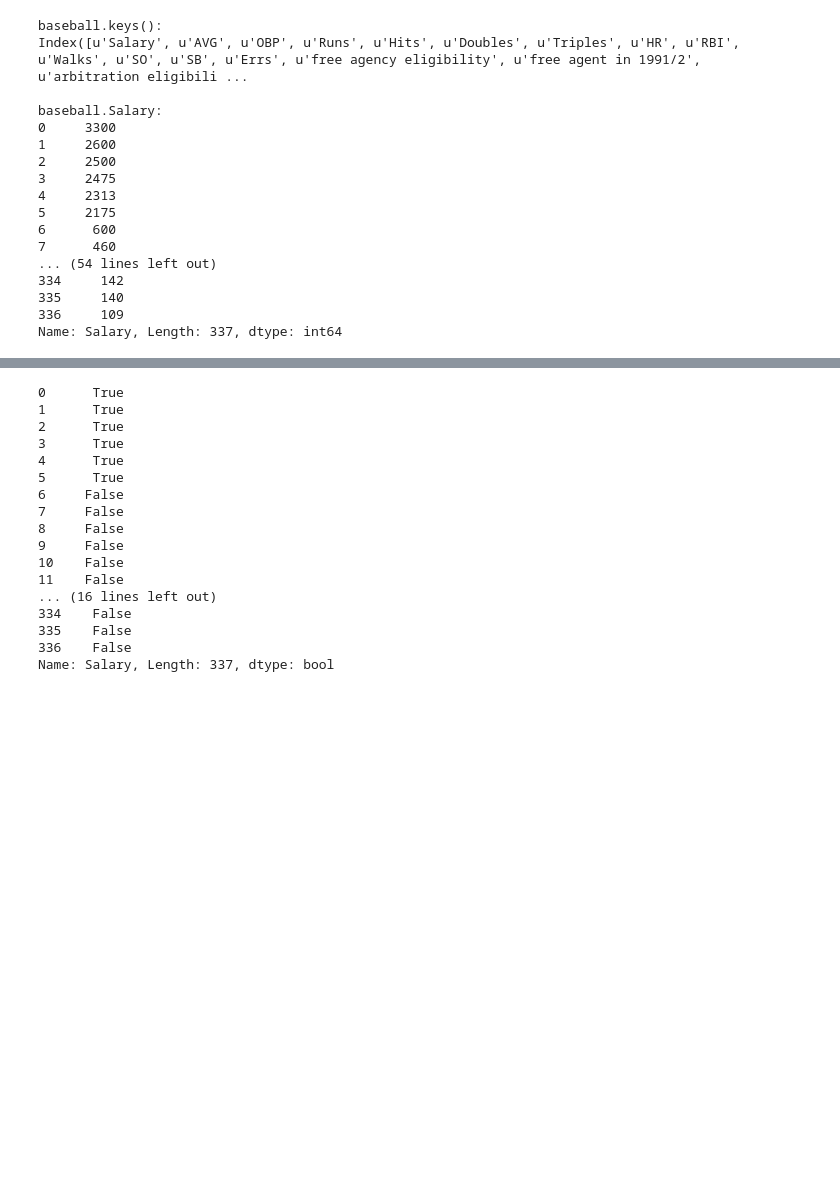
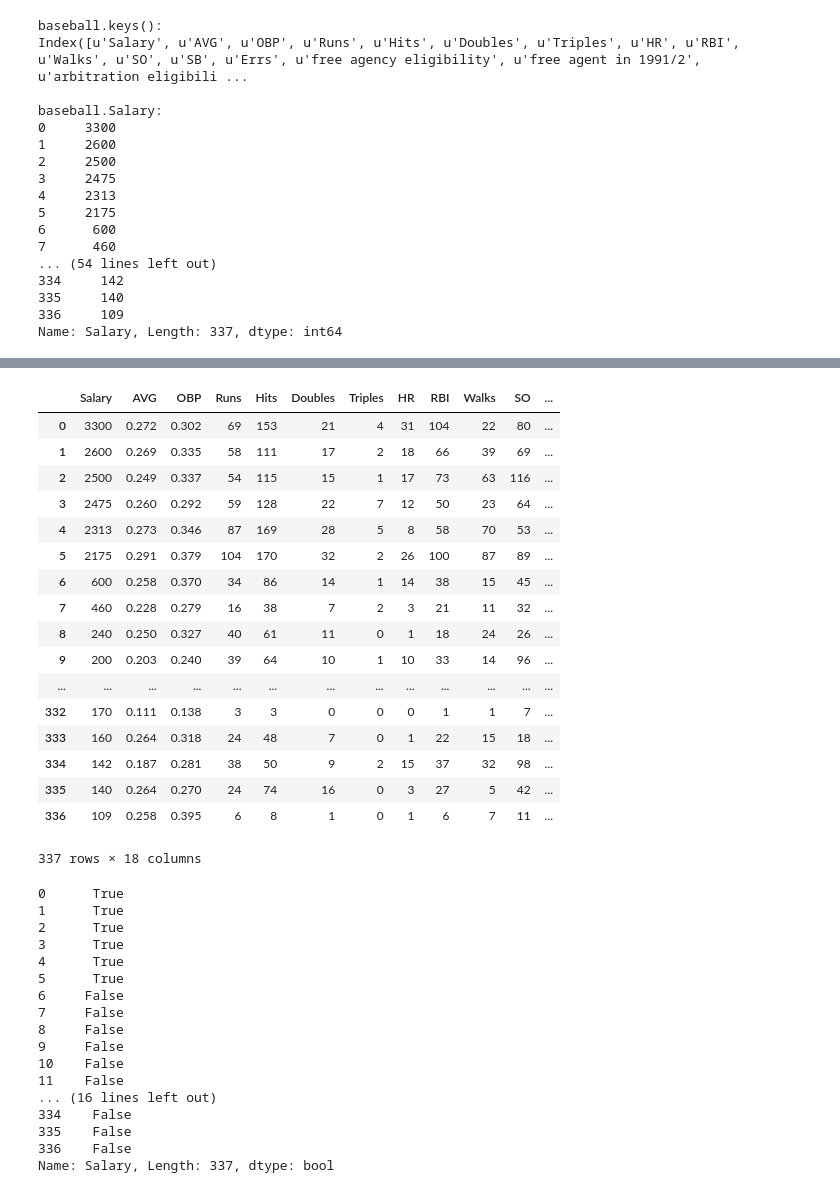
Before and after one commit to UCIDataScienceInitiative/PredictiveModeling_withPython, a Jupyter notebook: Session 0 - IPython Notebooks and Viewing Data in Python.ipynb, the cells around one changed output, grey strips where cells are left out. Drawn from its saved outputs; the diff is of its cells as text; code cells hidden in the pictures; blank space fills up the shorter version.

```diff
--- a/Session 0 - IPython Notebooks and Viewing Data in Python.ipynb
+++ b/Session 0 - IPython Notebooks and Viewing Data in Python.ipynb
@@ -454,8 +465,8 @@ Name: Salary, Length: 337, dtype: int64
 # Pandas can save and load CSV files.
 # Python can do this too, but with Pandas, you get a DataFrame
 # at the end which understands things like column headings
-baseball = pd.read_csv('data/baseball.dat.txt', skipinitialspace=True)
+baseball = pd.read_csv('data/baseball.dat.txt')
 
 # A Dataframe's .head() method shows its first 5 rows
-print baseball.head()
+baseball.head()
 # %% [output]
@@ -545,3 +511,24 @@ print baseball
+# %%
+baseball
+# %% [output]
+|  | Salary | AVG | OBP | Runs | Hits | Doubles | Triples | HR | RBI | Walks | SO | ... |
+| 0 | 3300 | 0.272 | 0.302 | 69 | 153 | 21 | 4 | 31 | 104 | 22 | 80 | ... |
+| 1 | 2600 | 0.269 | 0.335 | 58 | 111 | 17 | 2 | 18 | 66 | 39 | 69 | ... |
+| 2 | 2500 | 0.249 | 0.337 | 54 | 115 | 15 | 1 | 17 | 73 | 63 | 116 | ... |
+| 3 | 2475 | 0.260 | 0.292 | 59 | 128 | 22 | 7 | 12 | 50 | 23 | 64 | ... |
+| 4 | 2313 | 0.273 | 0.346 | 87 | 169 | 28 | 5 | 8 | 58 | 70 | 53 | ... |
+| 5 | 2175 | 0.291 | 0.379 | 104 | 170 | 32 | 2 | 26 | 100 | 87 | 89 | ... |
+| 6 | 600 | 0.258 | 0.370 | 34 | 86 | 14 | 1 | 14 | 38 | 15 | 45 | ... |
+| 7 | 460 | 0.228 | 0.279 | 16 | 38 | 7 | 2 | 3 | 21 | 11 | 32 | ... |
+| 8 | 240 | 0.250 | 0.327 | 40 | 61 | 11 | 0 | 1 | 18 | 24 | 26 | ... |
+| 9 | 200 | 0.203 | 0.240 | 39 | 64 | 10 | 1 | 10 | 33 | 14 | 96 | ... |
+| ... | ... | ... | ... | ... | ... | ... | ... | ... | ... | ... | ... | ... |
+| 332 | 170 | 0.111 | 0.138 | 3 | 3 | 0 | 0 | 0 | 1 | 1 | 7 | ... |
+| 333 | 160 | 0.264 | 0.318 | 24 | 48 | 7 | 0 | 1 | 22 | 15 | 18 | ... |
+| 334 | 142 | 0.187 | 0.281 | 38 | 50 | 9 | 2 | 15 | 37 | 32 | 98 | ... |
+| 335 | 140 | 0.264 | 0.270 | 24 | 74 | 16 | 0 | 3 | 27 | 5 | 42 | ... |
+| 336 | 109 | 0.258 | 0.395 | 6 | 8 | 1 | 0 | 1 | 6 | 7 | 11 | ... |
+337 rows × 18 columns
 # %%
 # You can perform queries on your data frame.
 # This statement gives you a True/False vector telling you
```
Also changed, not shown: parts of 21 cells of this notebook.
